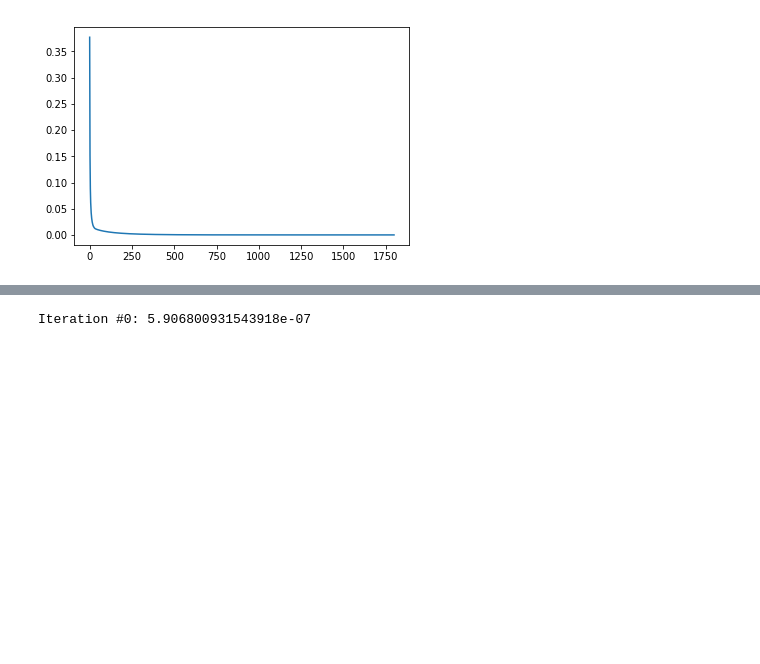
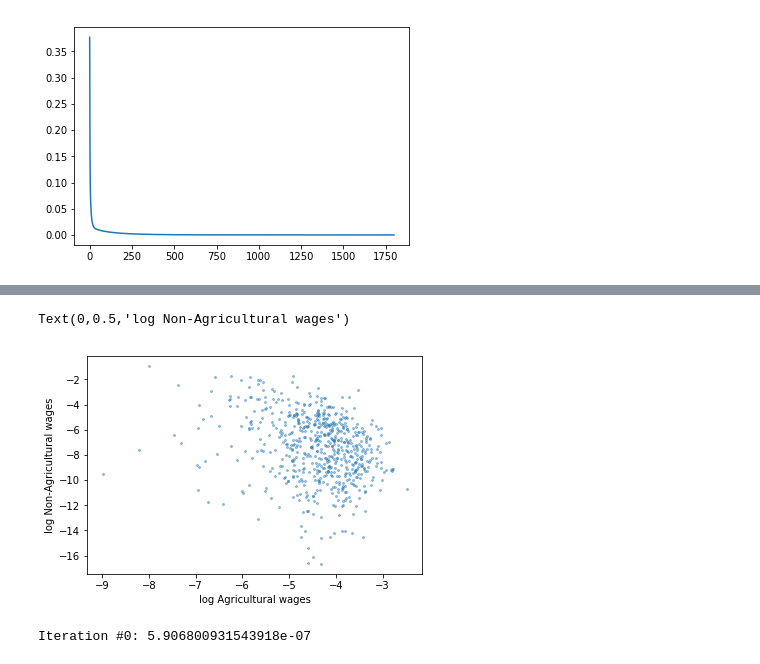
Before and after one commit to mwufi/spatial-structural-change, a Jupyter notebook: Condensed.ipynb, the cells around one changed output, grey strips where cells are left out. Saved outputs shown, nothing was run; the diff lists cells and outputs as text; code cells hidden in the pictures; blank space fills up the shorter version.

```diff
--- a/Condensed.ipynb
+++ b/Condensed.ipynb
@@ -394,3 +392,10 @@ draw(newWages)
+# %%
+draw(newWages)
+
+plt.xlabel('log Agricultural wages'); plt.ylabel('log Non-Agricultural wages')
+# %% [output]
+Text(0,0.5,'log Non-Agricultural wages')
+[figure, added]
 # %%
 # we don't any new wages with this location
 nex = loopy(wages)
```
Also changed, not shown: parts of 11 cells of this notebook.
